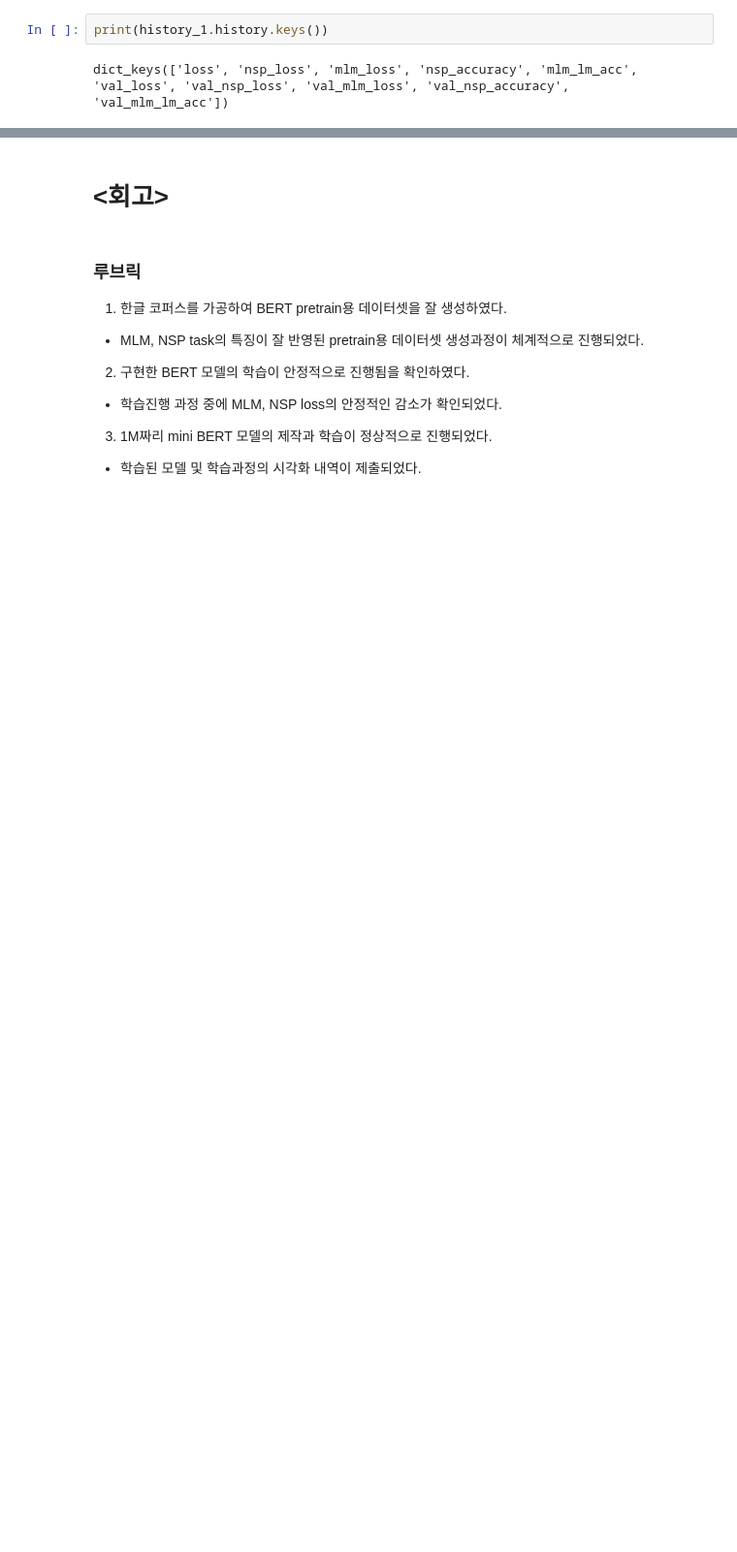
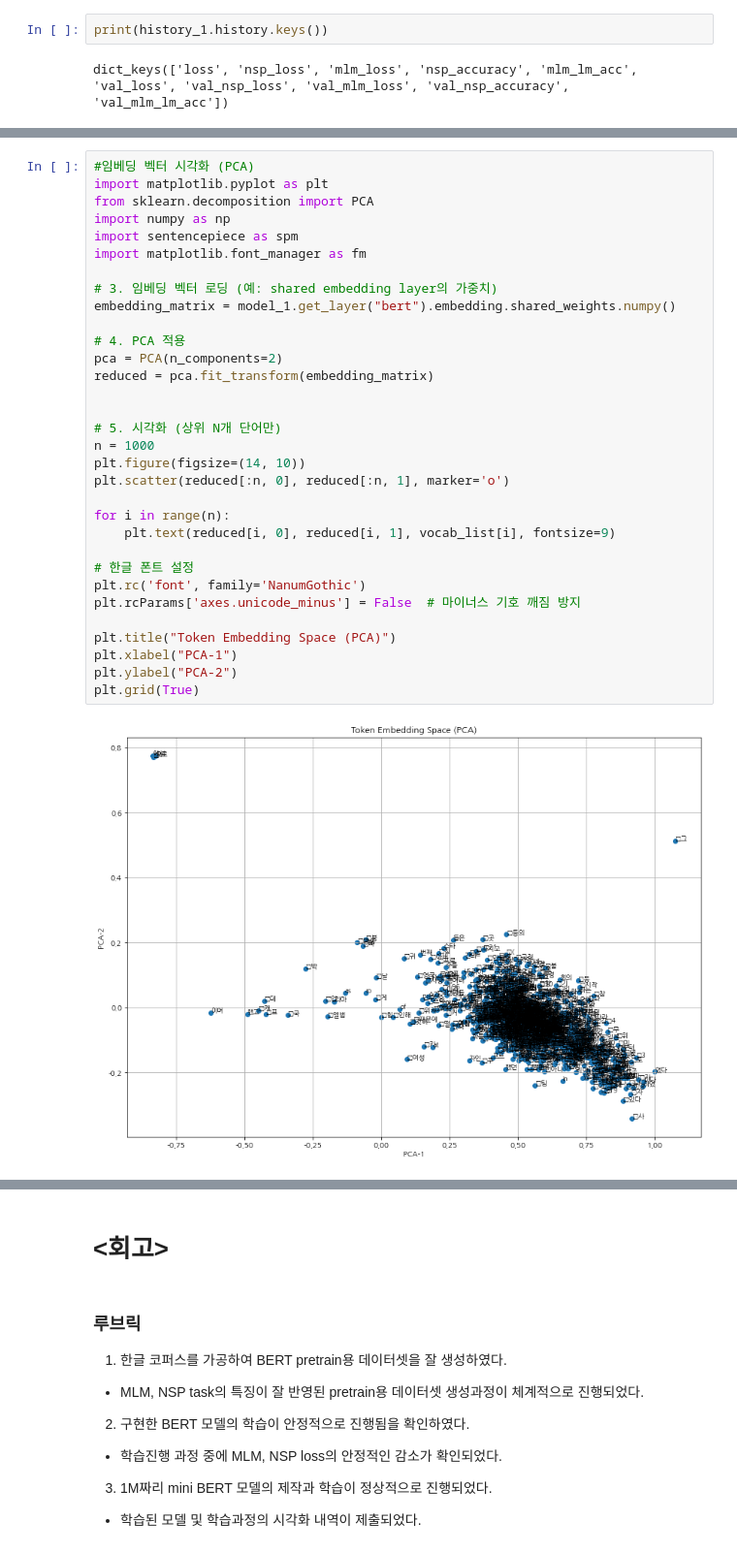
Before and after one commit to YSKIM-moya/AIFFEL_quest_rs, a Jupyter notebook: GoingDeeper/Gd06/mini_bert_model.ipynb, the cells around one changed output, grey strips where cells are left out. Shown at 97% size. Drawn from its saved outputs; the diff is of its cells as text; blank space fills up the shorter version.

```diff
--- a/GoingDeeper/Gd06/mini_bert_model.ipynb
+++ b/GoingDeeper/Gd06/mini_bert_model.ipynb
@@ -1055,0 +1192,34 @@ plt.show()
+# %%
+#임베딩 벡터 시각화 (PCA)
+import matplotlib.pyplot as plt
+from sklearn.decomposition import PCA
+import numpy as np
+import sentencepiece as spm
+import matplotlib.font_manager as fm
+
+# 3. 임베딩 벡터 로딩 (예: shared embedding layer의 가중치)
+embedding_matrix = model_1.get_layer("bert").embedding.shared_weights.numpy()
+
+# 4. PCA 적용
+pca = PCA(n_components=2)
+reduced = pca.fit_transform(embedding_matrix)
+
+
+# 5. 시각화 (상위 N개 단어만)
+n = 1000
+plt.figure(figsize=(14, 10))
+plt.scatter(reduced[:n, 0], reduced[:n, 1], marker='o')
+
+for i in range(n):
+    plt.text(reduced[i, 0], reduced[i, 1], vocab_list[i], fontsize=9)
+
+# 한글 폰트 설정
+plt.rc('font', family='NanumGothic')
+plt.rcParams['axes.unicode_minus'] = False  # 마이너스 기호 깨짐 방지
+
+plt.title("Token Embedding Space (PCA)")
+plt.xlabel("PCA-1")
+plt.ylabel("PCA-2")
+plt.grid(True)
+# %% [output]
+[figure, added]
```
Also changed, not shown: parts of 13 cells of this notebook.
